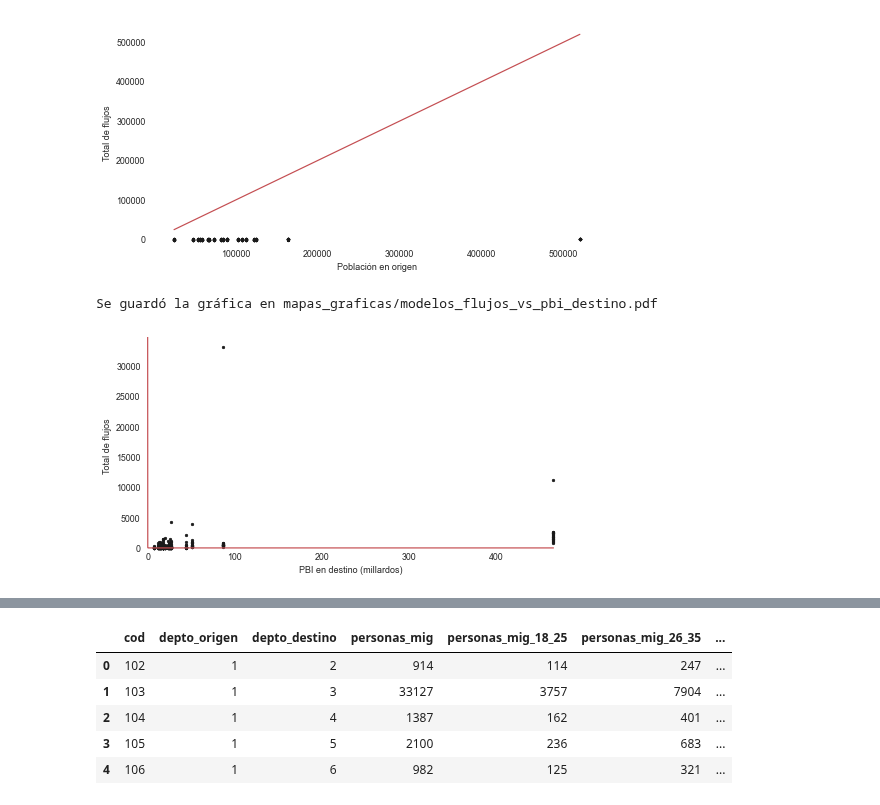
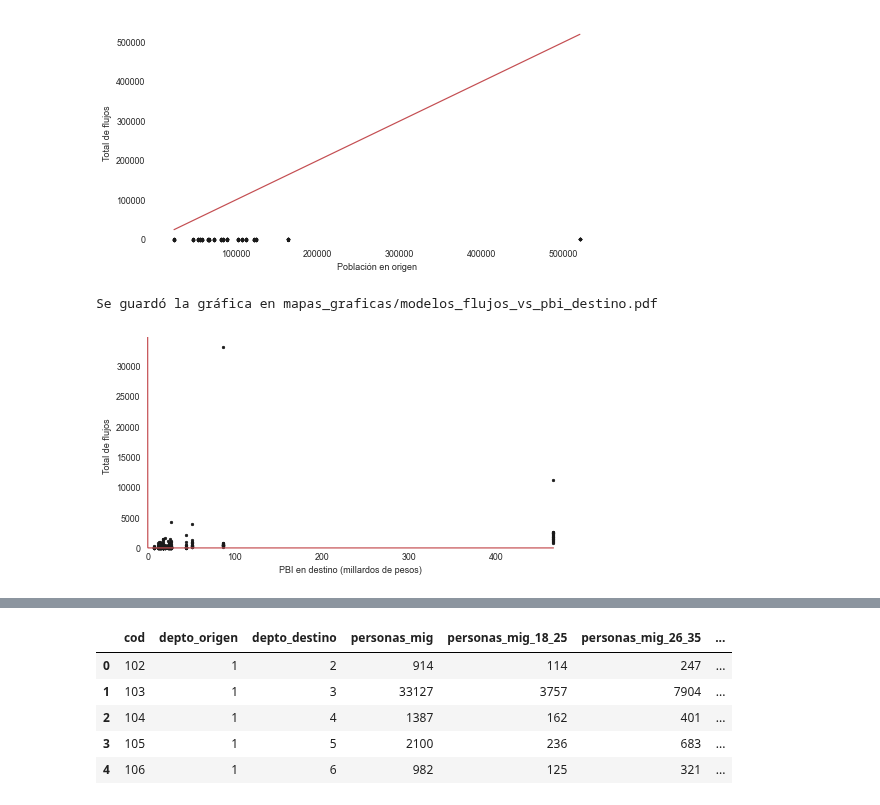
Before and after one commit to guillermodangelo/tesis, a Jupyter notebook: 06-MIE_departamentos.ipynb, the cells around one changed output, grey strips where cells are left out. Cells and saved outputs as stored; diff of their text form; code cells hidden in the pictures.

```diff
--- a/06-MIE_departamentos.ipynb
+++ b/06-MIE_departamentos.ipynb
@@ -301,29 +301,31 @@ Se guardó la gráfica en mapas_graficas/modelos_flujos_vs_pob_origen_sin_MVO.pd
 # %%
 # Plot de PBI en destino contra personas migrantes
 f, ax = plt.subplots(1, figsize=(8,4))
 
 # Plot data points
 ax.scatter(dd_deptos['pbi_destino_millardos'], dd_deptos['personas_mig'], marker='.',color='k')
 
 # crea la linea roja
 xvals = np.geomspace(0.005, max(dd_deptos['pbi_destino_millardos']), 500)
 yvals = np.power(xvals, -2.0)
 ax.plot(xvals, yvals, color='r')
 
 # need to set the ylim to the domain of the origin pops, so we see the full line.
 ax.set_ylim(-1000, dd_deptos['personas_mig'].max()*1.05)
 
 # hide spines
 hide_spines(ax, todos=True)
 
 ax.tick_params(axis='x', pad=-6)
 ax.tick_params(axis='y', pad=-18)
 
 # Add some labels
 ax.set_ylabel("Total de flujos")
-ax.set_xlabel("PBI en destino (millardos)")
+ax.set_xlabel("PBI en destino (millardos de pesos)")
+
+
 
 save_chart('modelos_flujos_vs_pbi_destino.pdf', metadatos_figs)
 # %% [output]
 Se guardó la gráfica en mapas_graficas/modelos_flujos_vs_pbi_destino.pdf
-[figure, old version]
+[figure, new version]
```
Also changed, not shown: parts of 2 cells of this notebook, 7 other files.
